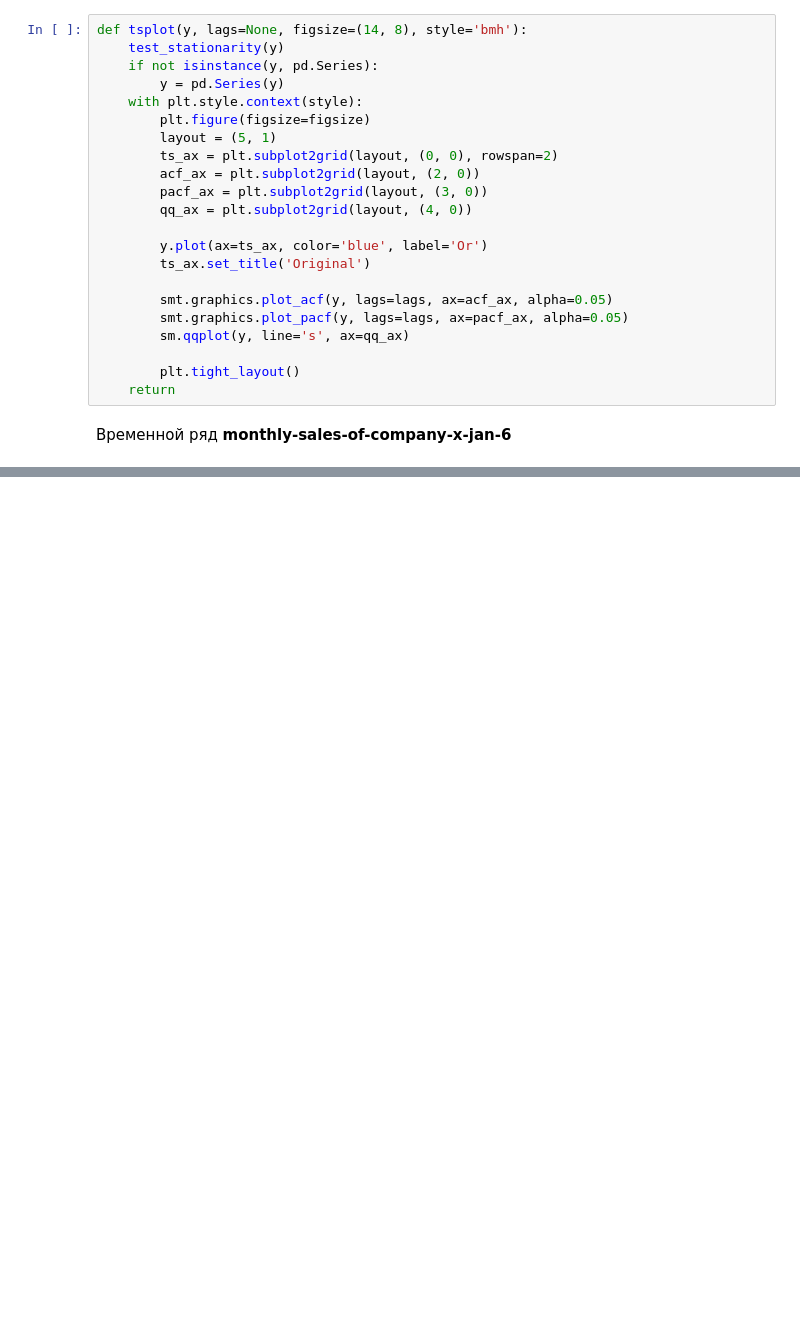
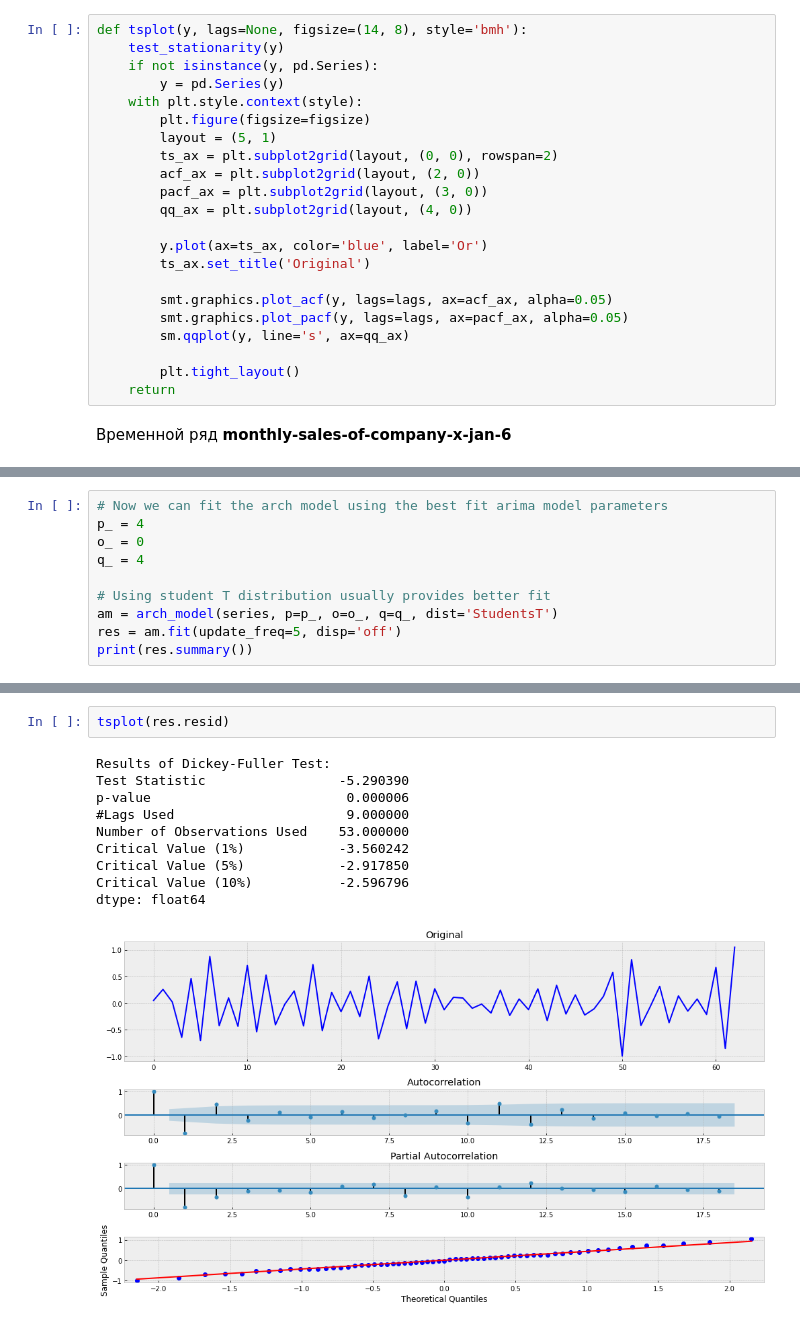
Before and after one commit to fitc293/-.-, a Jupyter notebook: Модели ARIMA и GARCH/DZ.ipynb, the cells around one changed output, grey strips where cells are left out. Drawn from its saved outputs; the diff is of its cells as text; blank space fills up the shorter version.

```diff
--- a/Модели ARIMA и GARCH/DZ.ipynb
+++ b/Модели ARIMA и GARCH/DZ.ipynb
@@ -100,0 +128,10 @@ plt.grid(True);
+# %%
+# Now we can fit the arch model using the best fit arima model parameters
+p_ = 4
+o_ = 0
+q_ = 4
+
+# Using student T distribution usually provides better fit
+am = arch_model(series, p=p_, o=o_, q=q_, dist='StudentsT')
+res = am.fit(update_freq=5, disp='off')
+print(res.summary())
@@ -100,0 +156,13 @@ plt.grid(True);
+# %%
+tsplot(res.resid)
+# %% [output]
+Results of Dickey-Fuller Test:
+Test Statistic                 -5.290390
+p-value                         0.000006
+#Lags Used                      9.000000
+Number of Observations Used    53.000000
+Critical Value (1%)            -3.560242
+Critical Value (5%)            -2.917850
+Critical Value (10%)           -2.596796
+dtype: float64
+[figure, added]
```
Also changed, not shown: parts of 13 cells of this notebook.
